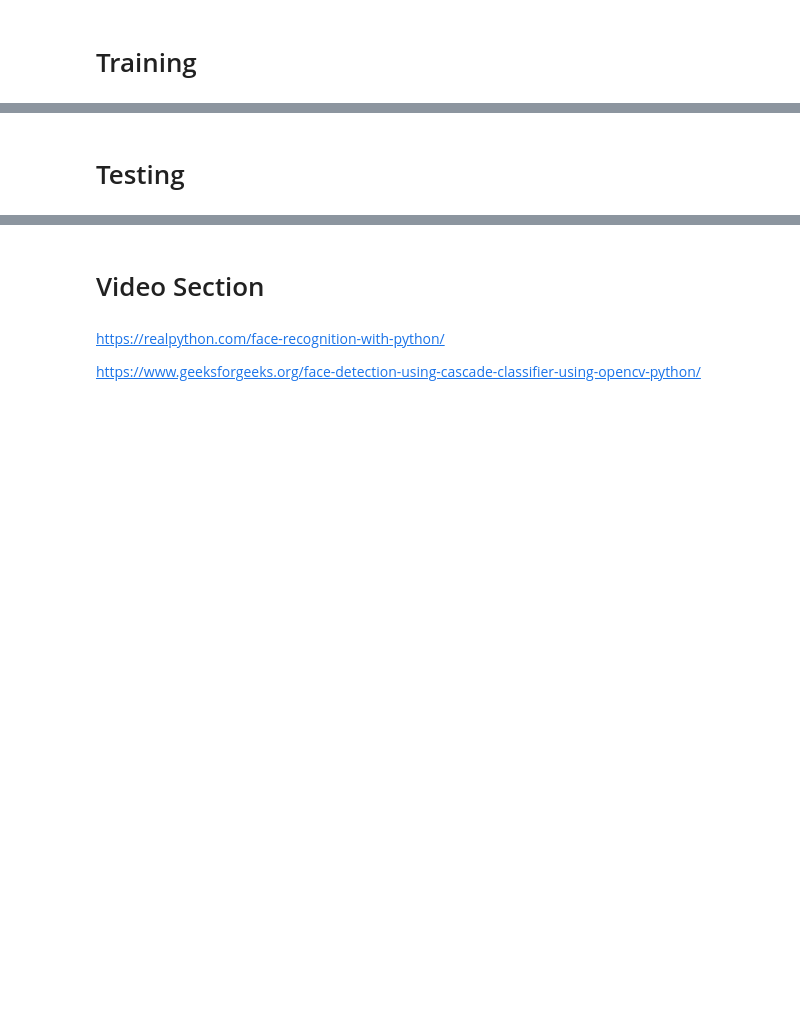
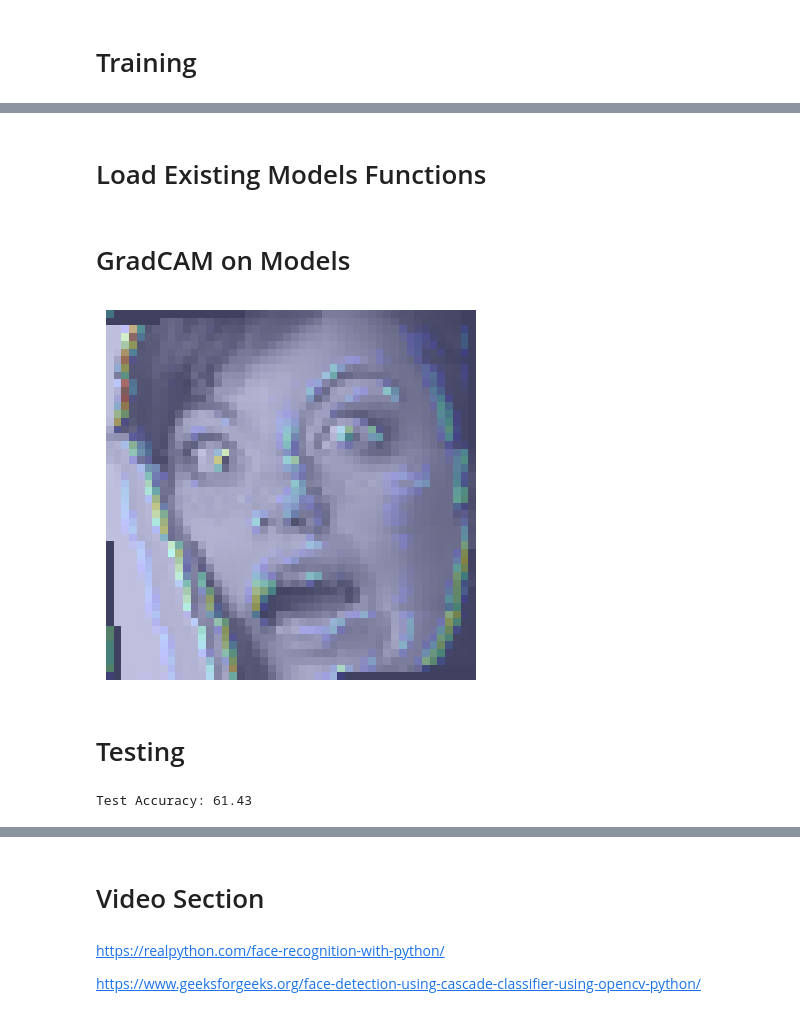
Before and after one commit to SeBorromeo/emotion-recognition-model, a Jupyter notebook: project.ipynb, the cells around one changed output, grey strips where cells are left out. Cells and saved outputs as stored; diff of their text form; code cells hidden in the pictures; blank space fills up the shorter version.

```diff
--- a/project.ipynb
+++ b/project.ipynb
@@ -20,14 +32,10 @@ from IPython.display import display, clear_output
 https://pytorch.org/tutorials/beginner/data_loading_tutorial.html
 # %%
 class ProcessData(Dataset):
-    def __init__(self, data, labels):
+    def __init__(self, data, labels, transform=None):
         self.data = data
         self.labels = labels
-
-        self.transform = transforms.Compose([
-            transforms.ToTensor(),
-            transforms.Normalize((0.5,), (0.5,))
-        ])
+        self.transform = transform
 
     def __len__(self):
         return len(self.data)
@@ -59,3 +108,13 @@ input_data = np.loadtxt('fer2013.csv', delimiter=',', skiprows=1, dtype=str)
+# %%
+# load in .csv
+with open('fer2013.csv', newline='', encoding='utf-8') as csvfile:
+    reader = csv.reader(csvfile)
+    for i, row in enumerate(reader):
+        if len(row) != 3:
+            print(f"Row {i} has {len(row)} columns: {row}")
+
+input_data = np.loadtxt('fer2013.csv', delimiter=',', skiprows=1, dtype=str)
+# input_data = input_data[input_data[:, 0] != '1']
 # %%
 # extract emotion labels
 all_labels = input_data[:, 0].astype(int)
@@ -67,5 +126,6 @@ pixel_data = pixel_data.reshape(-1, 48, 48)
 # get indices from input_data
 train_indices = np.where(input_data[:, 2] == 'Training')[0]
 test_indices = np.where(input_data[:, 2] == 'PublicTest')[0]
+split_t = int(0.8 * len(train_indices))
 # %%
 # create datasets using custom class
@@ -261,0 +534,2 @@ CNN(
+# %% [markdown]
+# Load Existing Models Functions
@@ -262,2 +565,27 @@ CNN(
+# %% [markdown]
+# GradCAM on Models
+# %%
+cam_extractor = GradCAM(model, target_layer=model.block1[2])
+# %%
+data_iter = iter(train)
+images, labels = next(data_iter)
+image = images[0].unsqueeze(0)
+image = image.mean(dim=1, keepdim=True)
+
+output = model(image)
+class_idx = output.argmax(dim=1).item()
+activation_map = cam_extractor(class_idx, output)[0]
+activation_map = activation_map.mean(dim=0).cpu().detach().numpy()
+
+activation_map -= activation_map.min()
+activation_map /= activation_map.max()
+activation_map = cv2.resize(activation_map, (48, 48))
+
+plt.imshow(activation_map.squeeze(), cmap='jet', alpha=0.5)
+plt.imshow(image.squeeze().cpu().detach().numpy(), cmap='gray', alpha=0.5)
+plt.axis('off')
+plt.show()
+# %% [output]
+[figure, added]
 # %% [markdown]
 # Testing
@@ -263,0 +622,15 @@ CNN(
+# %%
+# ENSEMBLE TESTING ONLY
+test_acc = 0.0
+output = []
+
+for images, labels in test:
+    images, labels = images.to(device), labels.to(device)
+
+    predictions, _ = soft_voting_ensemble(models, images)
+    test_acc += get_accuracy_ensemble(predictions, labels, batch_size)
+    output.extend(predictions.cpu().numpy())
+
+print('Test Accuracy: %.2f' % (test_acc / len(test)))
+# %% [output]
+Test Accuracy: 61.43
```
Also changed, not shown: parts of 28 cells of this notebook.
